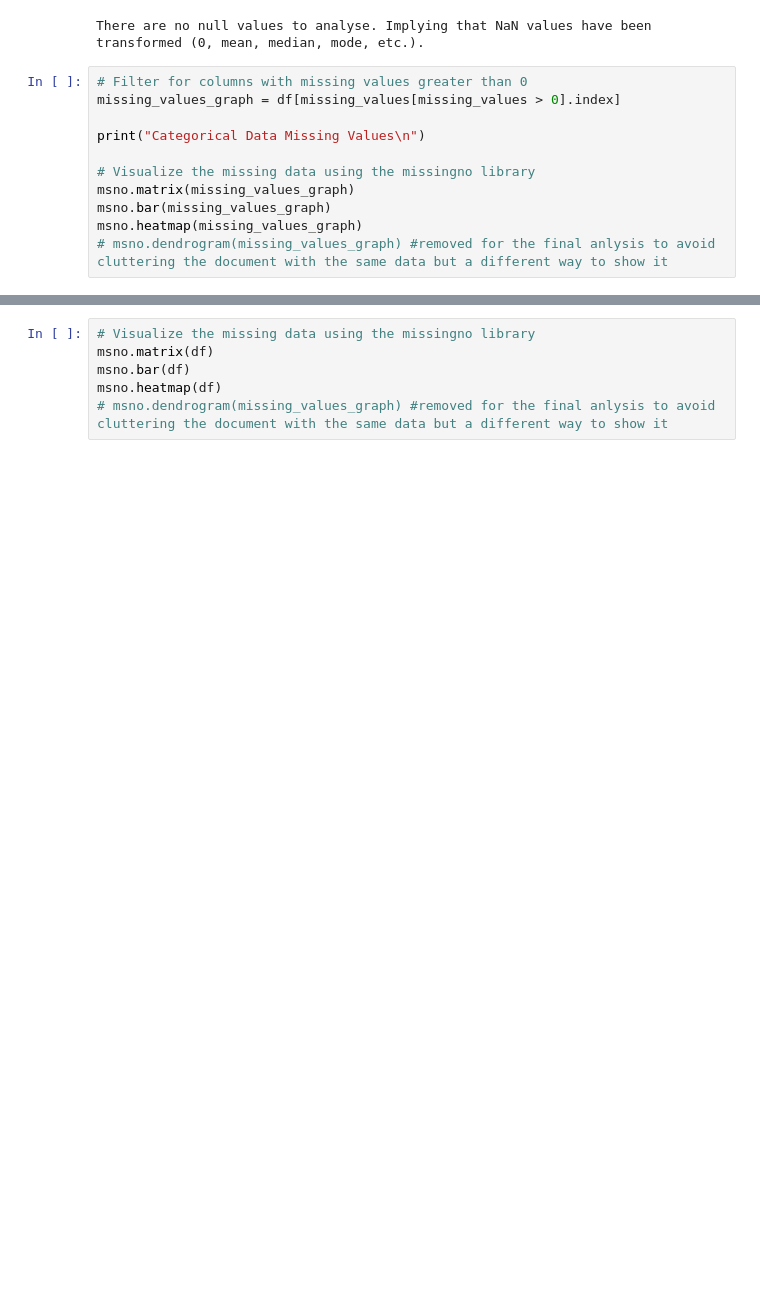
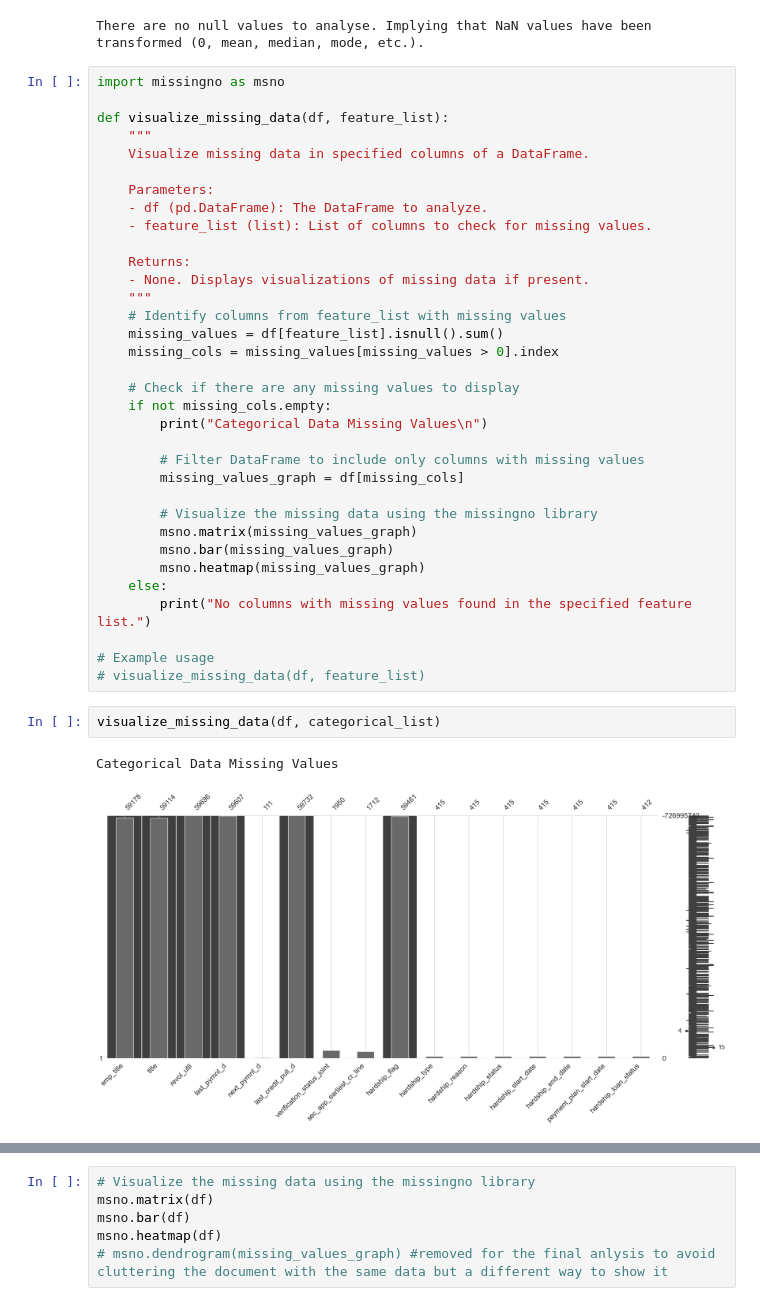
Before and after one commit to Wattysaid/dsif-git-main-project, a Jupyter notebook: elvtr_main_project/notebooks/rfe on raw data.ipynb, the cells around one changed output, grey strips where cells are left out. Drawn from its saved outputs; the diff is of its cells as text; blank space fills up the shorter version.

```diff
--- a/elvtr_main_project/notebooks/rfe on raw data.ipynb
+++ b/elvtr_main_project/notebooks/rfe on raw data.ipynb
@@ -653,14 +680,42 @@ plot_missing_value_analysis(df, categorical_list, target_column='loan_status_gro
 plot_missing_value_analysis(df, numerical_list, target_column='loan_status_grouped_kn')
 # %% [output]
 There are no null values to analyse. Implying that NaN values have been transformed (0, mean, median, mode, etc.).
-# %%
-# Filter for columns with missing values greater than 0
-missing_values_graph = df[missing_values[missing_values > 0].index]
-
-print("Categorical Data Missing Values\n")
-
-# Visualize the missing data using the missingno library
-msno.matrix(missing_values_graph)
-msno.bar(missing_values_graph)
-msno.heatmap(missing_values_graph)
-# msno.dendrogram(missing_values_graph) #removed for the final anlysis to avoid cluttering the document with the same data but a different way to show it
+# %%
+import missingno as msno
+
+def visualize_missing_data(df, feature_list):
+    """
+    Visualize missing data in specified columns of a DataFrame.
+
+    Parameters:
+    - df (pd.DataFrame): The DataFrame to analyze.
+    - feature_list (list): List of columns to check for missing values.
+
+    Returns:
+    - None. Displays visualizations of missing data if present.
+    """
+    # Identify columns from feature_list with missing values
+    missing_values = df[feature_list].isnull().sum()
+    missing_cols = missing_values[missing_values > 0].index
+
+    # Check if there are any missing values to display
+    if not missing_cols.empty:
+        print("Categorical Data Missing Values\n")
+
+        # Filter DataFrame to include only columns with missing values
+        missing_values_graph = df[missing_cols]
+
+        # Visualize the missing data using the missingno library
+        msno.matrix(missing_values_graph)
+        msno.bar(missing_values_graph)
+        msno.heatmap(missing_values_graph)
+    else:
+        print("No columns with missing values found in the specified feature list.")
+
+# Example usage
+# visualize_missing_data(df, feature_list)
+# %%
+visualize_missing_data(df, categorical_list)
+# %% [output]
+Categorical Data Missing Values
+[figure, added]
```
Also changed, not shown: parts of 4 cells of this notebook.
